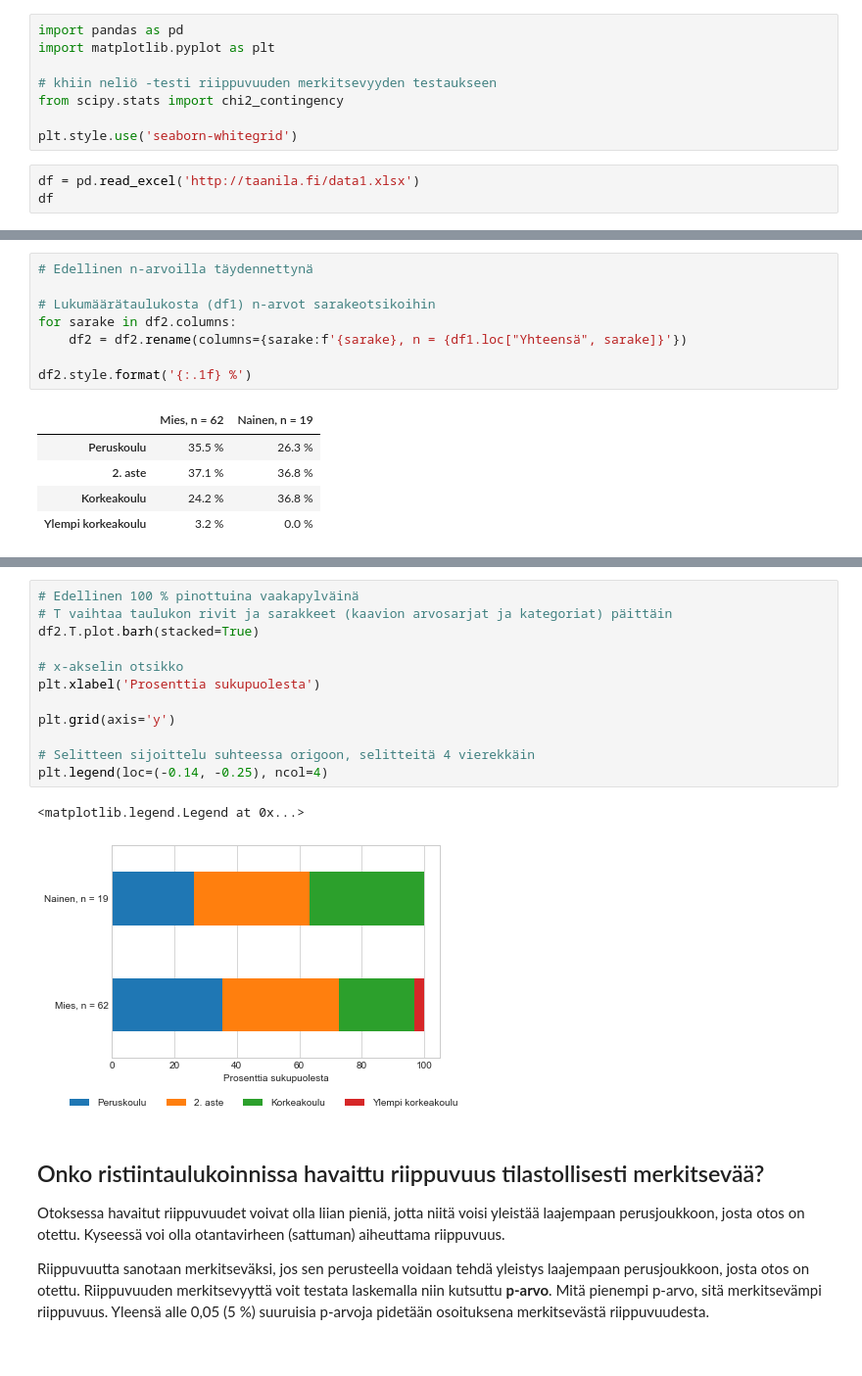
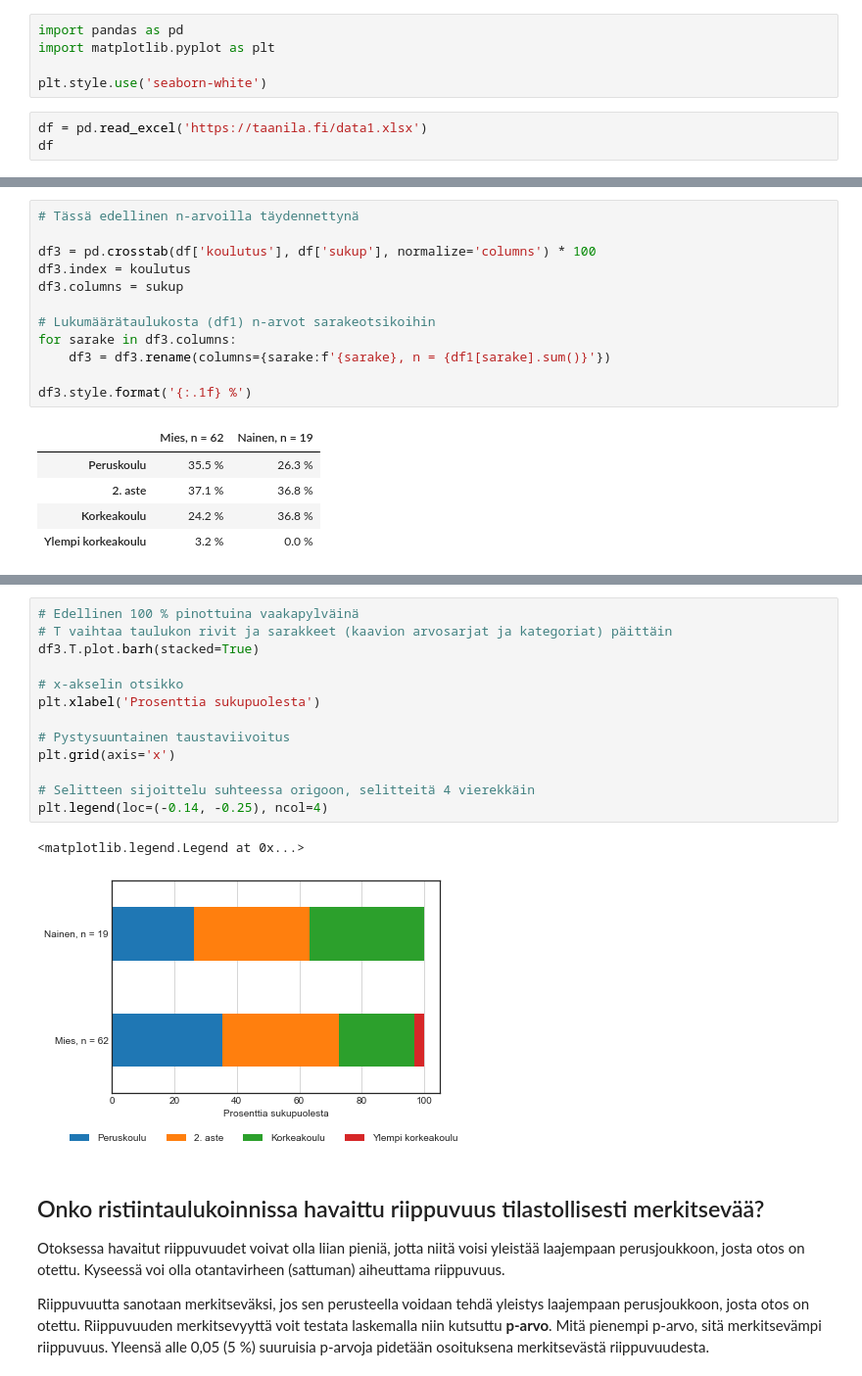
Before and after one commit to taanila/selittava, a Jupyter notebook: ristiintaulukointi.ipynb, the cells around one changed output, grey strips where cells are left out. Shown at 98% size. Cells and saved outputs as stored; diff of their text form.

```diff
--- a/ristiintaulukointi.ipynb
+++ b/ristiintaulukointi.ipynb
@@ -11,12 +11,9 @@ Kahden kategorisen muuttujan riippuvuutta voin tarkastella ristiintaulukoinnin a
 import pandas as pd
 import matplotlib.pyplot as plt
 
-# khiin neliö -testi riippuvuuden merkitsevyyden testaukseen
-from scipy.stats import chi2_contingency
-
-plt.style.use('seaborn-whitegrid')
+plt.style.use('seaborn-white')
 # %%
-df = pd.read_excel('http://taanila.fi/data1.xlsx')
+df = pd.read_excel('https://taanila.fi/data1.xlsx')
 df
 # %% [output]
 |  | nro | sukup | ikä | perhe | koulutus | palveluv | palkka | johto | työtov | työymp | palkkat | ... |
@@ -81,13 +64,17 @@ df2.style.format('{:.1f} %')
 | Korkeakoulu | 24.2 % | 36.8 % |
 | Ylempi korkeakoulu | 3.2 % | 0.0 % |
 # %%
-# Edellinen n-arvoilla täydennettynä
+# Tässä edellinen n-arvoilla täydennettynä
+
+df3 = pd.crosstab(df['koulutus'], df['sukup'], normalize='columns') * 100
+df3.index = koulutus
+df3.columns = sukup
 
 # Lukumäärätaulukosta (df1) n-arvot sarakeotsikoihin
-for sarake in df2.columns:
-    df2 = df2.rename(columns={sarake:f'{sarake}, n = {df1.loc["Yhteensä", sarake]}'})
+for sarake in df3.columns:
+    df3 = df3.rename(columns={sarake:f'{sarake}, n = {df1[sarake].sum()}'})
 
-df2.style.format('{:.1f} %')
+df3.style.format('{:.1f} %')
 # %% [output]
 |  | Mies, n = 62 | Nainen, n = 19 |
 | Peruskoulu | 35.5 % | 26.3 % |
@@ -97,18 +95,19 @@ df2.style.format('{:.1f} %')
 # %%
 # Edellinen 100 % pinottuina vaakapylväinä
 # T vaihtaa taulukon rivit ja sarakkeet (kaavion arvosarjat ja kategoriat) päittäin
-df2.T.plot.barh(stacked=True)
+df3.T.plot.barh(stacked=True)
 
 # x-akselin otsikko
 plt.xlabel('Prosenttia sukupuolesta')
 
-plt.grid(axis='y')
+# Pystysuuntainen taustaviivoitus
+plt.grid(axis='x')
 
 # Selitteen sijoittelu suhteessa origoon, selitteitä 4 vierekkäin
 plt.legend(loc=(-0.14, -0.25), ncol=4)
 # %% [output]
 <matplotlib.legend.Legend at 0x...>
-[figure, old version]
+[figure, new version]
 # %% [markdown]
 ## Onko ristiintaulukoinnissa havaittu riippuvuus tilastollisesti merkitsevää?
 
```
Also changed, not shown: parts of 5 cells of this notebook.
